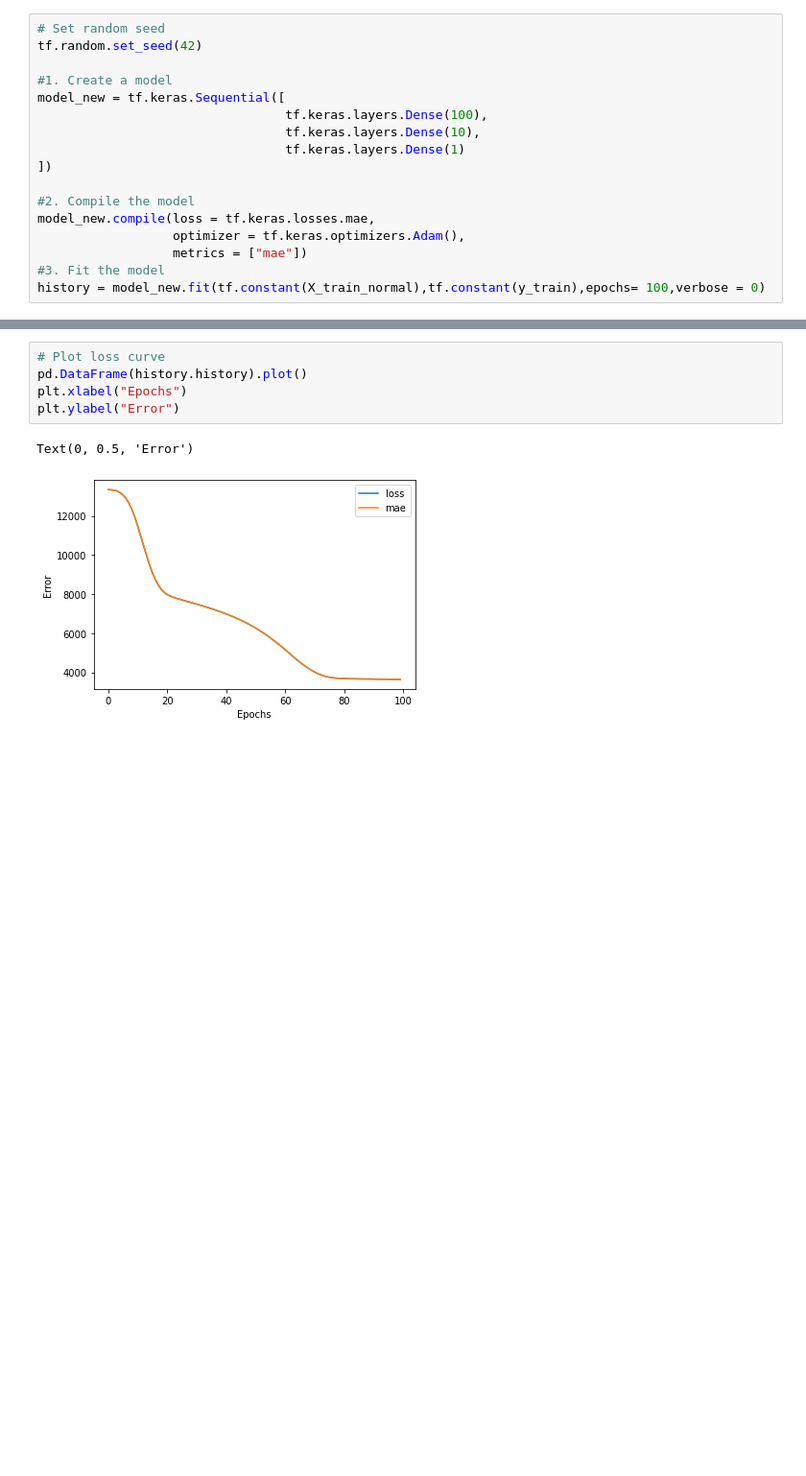
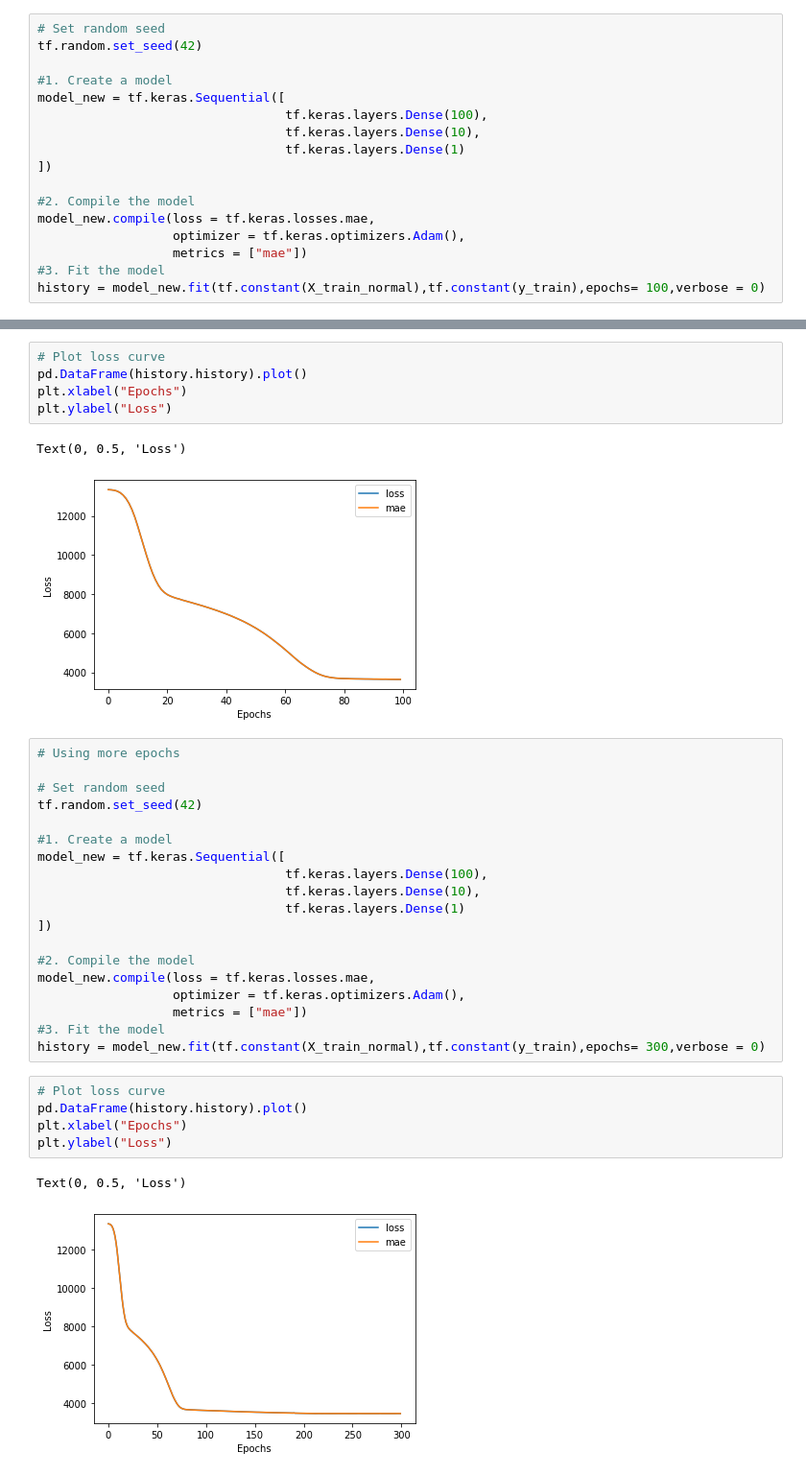
Before and after one commit to topguns837/Tensorflow-deeplearning, a Jupyter notebook: 01_neural_network_regression_with_tensorflow.ipynb, the cells around one changed output, grey strips where cells are left out. Shown at 96% size. Saved outputs shown, nothing was run; the diff lists cells and outputs as text; blank space fills up the shorter version.

```diff
--- a/01_neural_network_regression_with_tensorflow.ipynb
+++ b/01_neural_network_regression_with_tensorflow.ipynb
@@ -1478,7 +1478,34 @@ model_new.evaluate(X_test_normal,y_test)
 # Plot loss curve
 pd.DataFrame(history.history).plot()
 plt.xlabel("Epochs")
-plt.ylabel("Error")
+plt.ylabel("Loss")
 # %% [output]
-Text(0, 0.5, 'Error')
+Text(0, 0.5, 'Loss')
 [figure]
+# %%
+# Using more epochs
+
+# Set random seed
+tf.random.set_seed(42)
+
+#1. Create a model
+model_new = tf.keras.Sequential([
+                                 tf.keras.layers.Dense(100),
+                                 tf.keras.layers.Dense(10),
+                                 tf.keras.layers.Dense(1)
+])
+
+#2. Compile the model
+model_new.compile(loss = tf.keras.losses.mae,
+                  optimizer = tf.keras.optimizers.Adam(),
+                  metrics = ["mae"])
+#3. Fit the model
+history = model_new.fit(tf.constant(X_train_normal),tf.constant(y_train),epochs= 300,verbose = 0)
+# %%
+# Plot loss curve
+pd.DataFrame(history.history).plot()
+plt.xlabel("Epochs")
+plt.ylabel("Loss")
+# %% [output]
+Text(0, 0.5, 'Loss')
+[figure, added]
```
Also changed, not shown: parts of 24 cells of this notebook.
